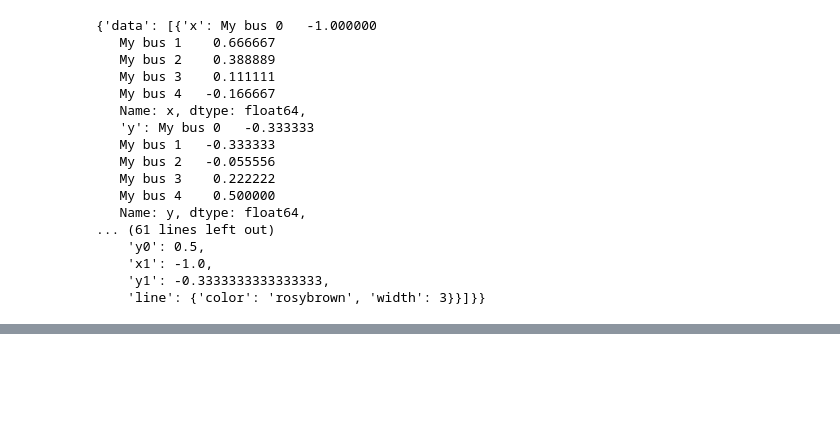
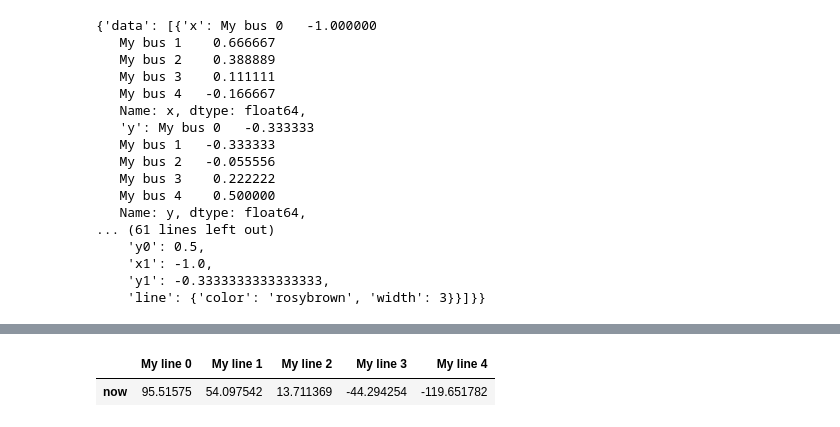
Before and after one commit to eym55/power_grid_sim, a Jupyter notebook: Simple network.ipynb, the cells around one changed output, grey strips where cells are left out. Cells and saved outputs as stored; diff of their text form; code cells hidden in the pictures; blank space fills up the shorter version.

```diff
--- a/Simple network.ipynb
+++ b/Simple network.ipynb
@@ -95,0 +118,5 @@ array([[0.4484402 , 0.06754023, 0.0843557 , 0.06650339, 0.33316048]])
+# %%
+network.lines_t.p0
+# %% [output]
+|  | My line 0 | My line 1 | My line 2 | My line 3 | My line 4 |
+| now | 95.51575 | 54.097542 | 13.711369 | -44.294254 | -119.651782 |
```
Also changed, not shown: parts of 6 cells of this notebook.
